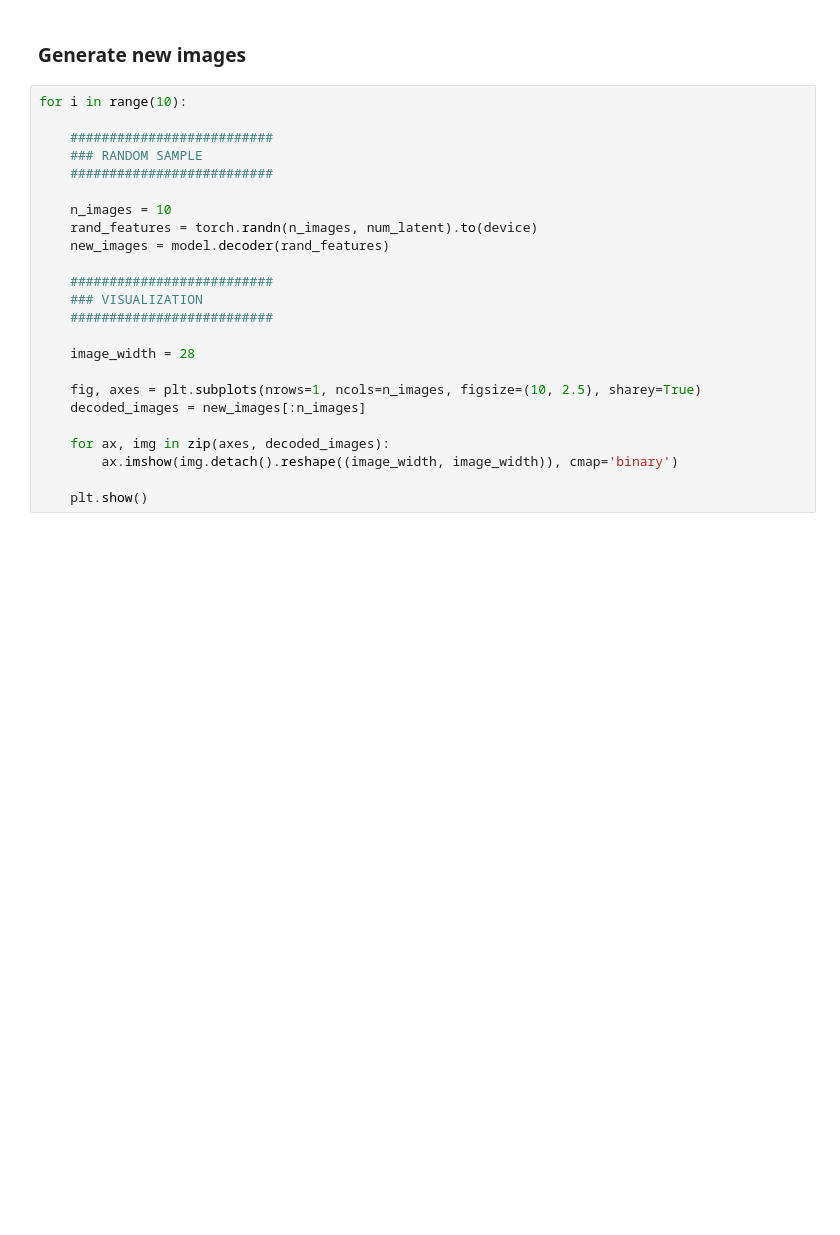
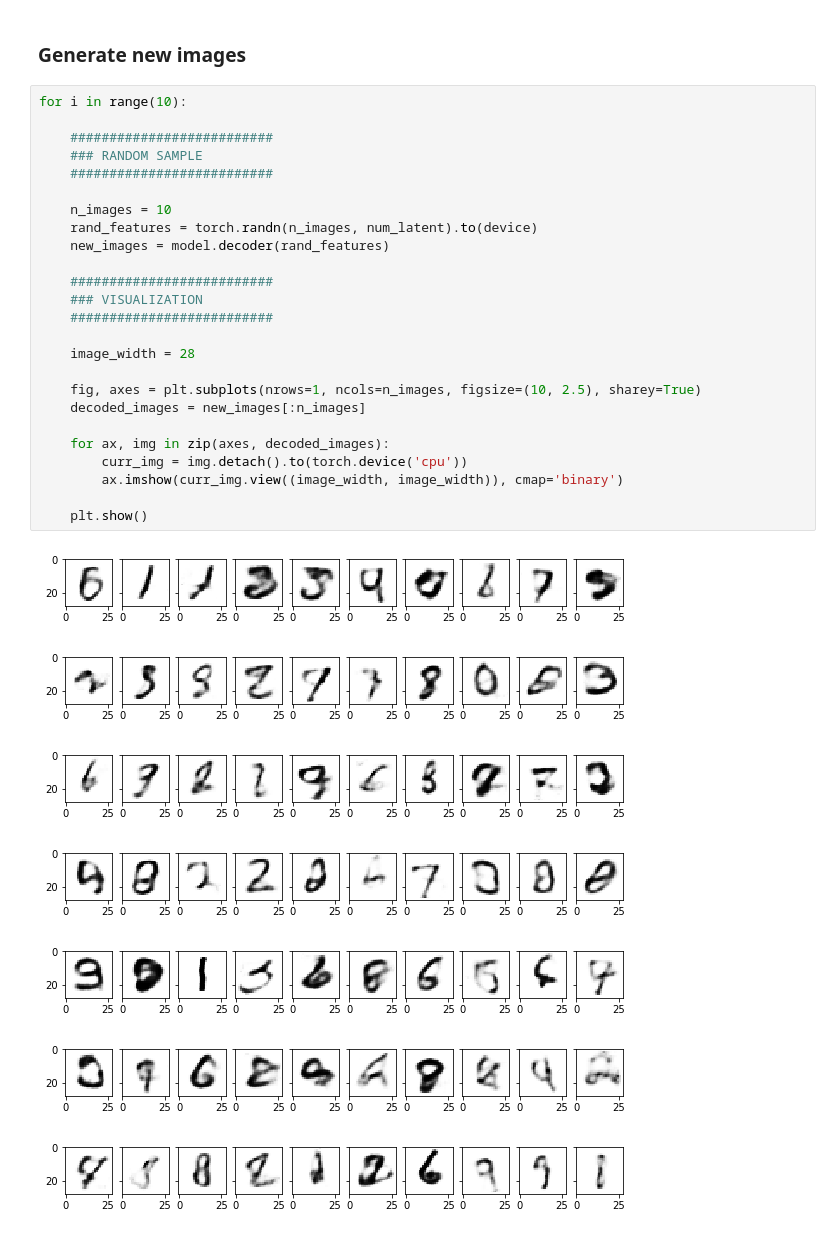
Before and after one commit to rasbt/deep-learning-book, a Jupyter notebook: code/model_zoo/pytorch_ipynb/autoencoder-var.ipynb, the cells around one changed output. Cells and saved outputs as stored; diff of their text form; blank space fills up the shorter version.

```diff
--- a/code/model_zoo/pytorch_ipynb/autoencoder-var.ipynb
+++ b/code/model_zoo/pytorch_ipynb/autoencoder-var.ipynb
@@ -228,24 +226,33 @@ for i in range(n_images):
 # %%
 for i in range(10):
 
     ##########################
     ### RANDOM SAMPLE
     ##########################
 
     n_images = 10
     rand_features = torch.randn(n_images, num_latent).to(device)
     new_images = model.decoder(rand_features)
 
     ##########################
     ### VISUALIZATION
     ##########################
 
     image_width = 28
 
     fig, axes = plt.subplots(nrows=1, ncols=n_images, figsize=(10, 2.5), sharey=True)
     decoded_images = new_images[:n_images]
 
     for ax, img in zip(axes, decoded_images):
-        ax.imshow(img.detach().reshape((image_width, image_width)), cmap='binary')
+        curr_img = img.detach().to(torch.device('cpu'))
+        ax.imshow(curr_img.view((image_width, image_width)), cmap='binary')
 
     plt.show()
+# %% [output]
+[figure, added]
+[figure, added]
+[figure, added]
+[figure, added]
+[figure, added]
+[figure, added]
+[figure, added]
```
Also changed, not shown: parts of 6 cells of this notebook, 38 other files.
